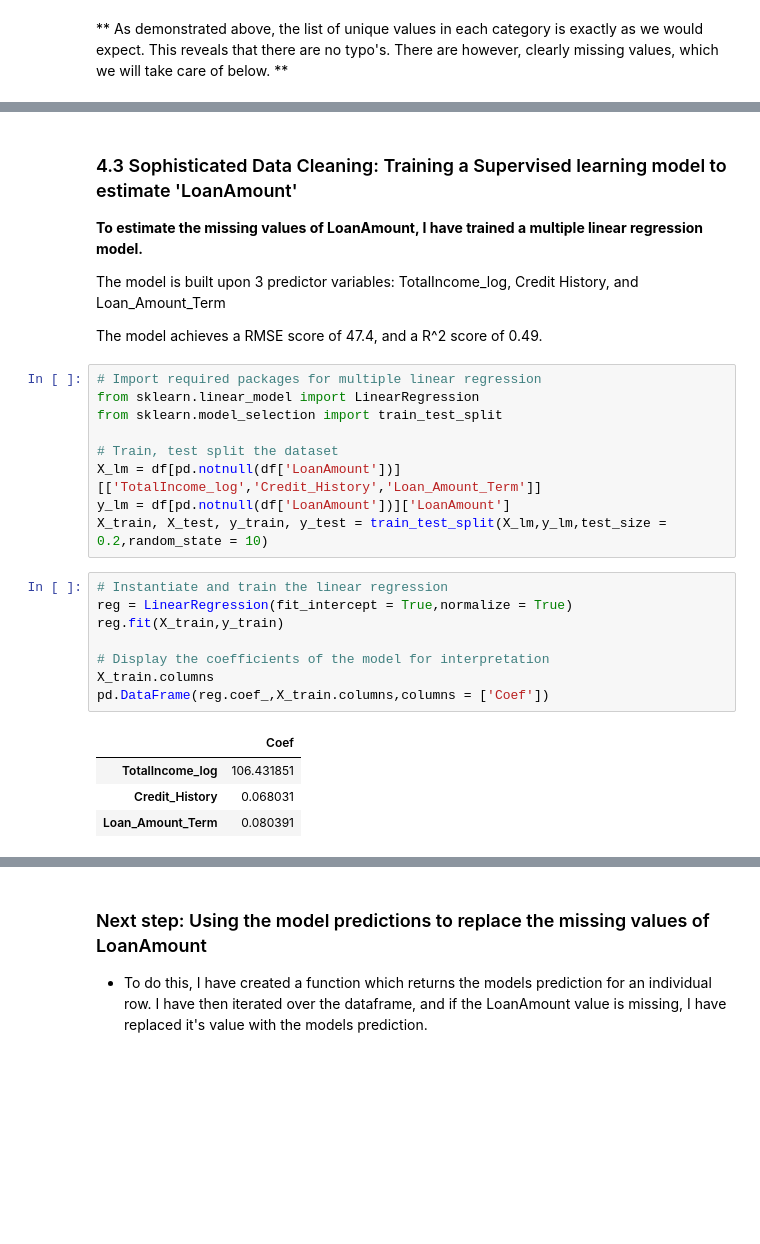
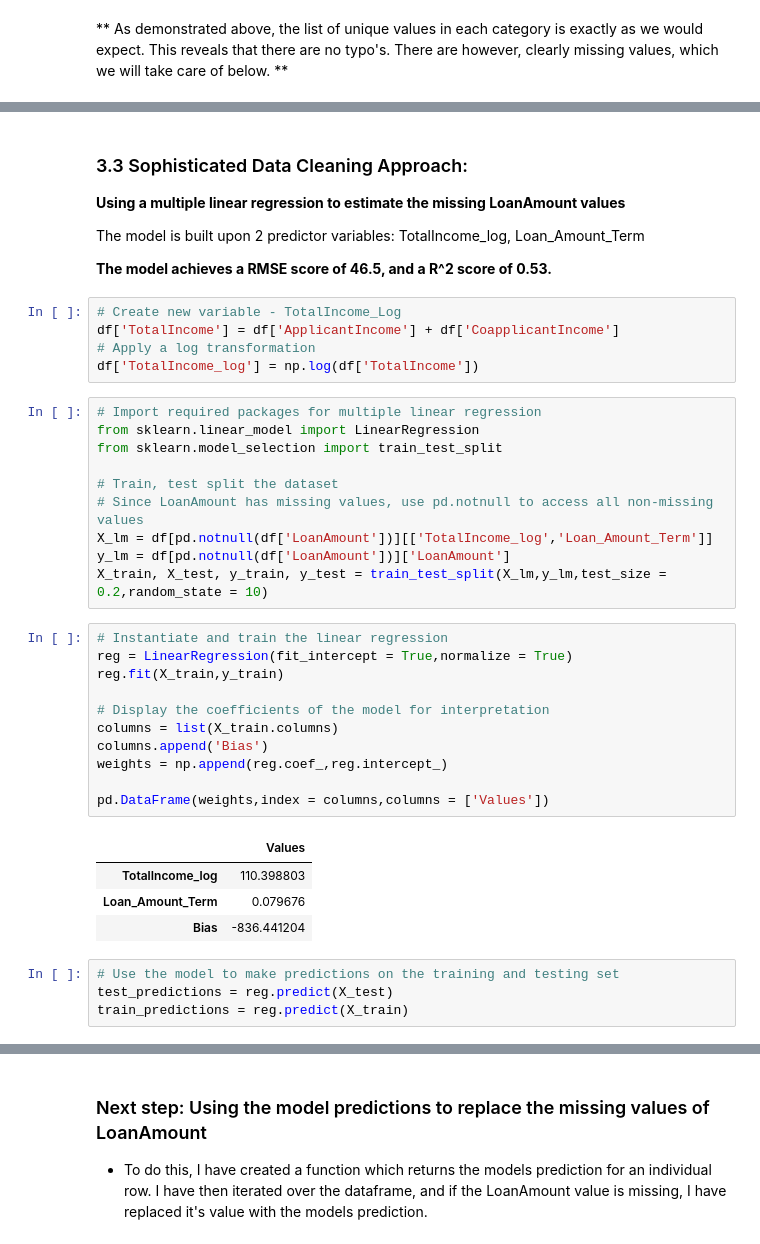
Before and after one commit to AdilZia/Loan-Prediction, a Jupyter notebook: LoanPrediction.ipynb, the cells around one changed output, grey strips where cells are left out. Drawn from its saved outputs; the diff is of its cells as text; blank space fills up the shorter version.

```diff
--- a/LoanPrediction.ipynb
+++ b/LoanPrediction.ipynb
@@ -480,30 +440,43 @@ Yes             1.0
 # %% [markdown]
-### 4.3 Sophisticated Data Cleaning: Training a Supervised learning model to estimate 'LoanAmount'
+### 3.3 Sophisticated Data Cleaning Approach:
 
-**To estimate the missing values of LoanAmount, I have trained a multiple linear regression model.** <br>
+**Using a multiple linear regression to estimate the missing LoanAmount values** <br>
 
-The model is built upon 3 predictor variables: TotalIncome_log, Credit History, and Loan_Amount_Term
+The model is built upon 2 predictor variables: TotalIncome_log, Loan_Amount_Term
 
-The model achieves a RMSE score of 47.4, and a R^2 score of 0.49. <br>
+**The model achieves a RMSE score of 46.5, and a R^2 score of 0.53.** <br>
+# %%
+# Create new variable - TotalIncome_Log
+df['TotalIncome'] = df['ApplicantIncome'] + df['CoapplicantIncome']
+# Apply a log transformation
+df['TotalIncome_log'] = np.log(df['TotalIncome'])
 # %%
 # Import required packages for multiple linear regression
 from sklearn.linear_model import LinearRegression
 from sklearn.model_selection import train_test_split
 
 # Train, test split the dataset
-X_lm = df[pd.notnull(df['LoanAmount'])][['TotalIncome_log','Credit_History','Loan_Amount_Term']]
+# Since LoanAmount has missing values, use pd.notnull to access all non-missing values
+X_lm = df[pd.notnull(df['LoanAmount'])][['TotalIncome_log','Loan_Amount_Term']]
 y_lm = df[pd.notnull(df['LoanAmount'])]['LoanAmount']
 X_train, X_test, y_train, y_test = train_test_split(X_lm,y_lm,test_size = 0.2,random_state = 10)
 # %%
 # Instantiate and train the linear regression
 reg = LinearRegression(fit_intercept = True,normalize = True)
 reg.fit(X_train,y_train)
 
 # Display the coefficients of the model for interpretation
-X_train.columns
-pd.DataFrame(reg.coef_,X_train.columns,columns = ['Coef'])
+columns = list(X_train.columns)
+columns.append('Bias')
+weights = np.append(reg.coef_,reg.intercept_)
+
+pd.DataFrame(weights,index = columns,columns = ['Values'])
 # %% [output]
-|  | Coef |
-| TotalIncome_log | 106.431851 |
-| Credit_History | 0.068031 |
-| Loan_Amount_Term | 0.080391 |
+|  | Values |
+| TotalIncome_log | 110.398803 |
+| Loan_Amount_Term | 0.079676 |
+| Bias | -836.441204 |
+# %%
+# Use the model to make predictions on the training and testing set
+test_predictions = reg.predict(X_test)
+train_predictions = reg.predict(X_train)
```
Also changed, not shown: parts of 38 cells of this notebook.
